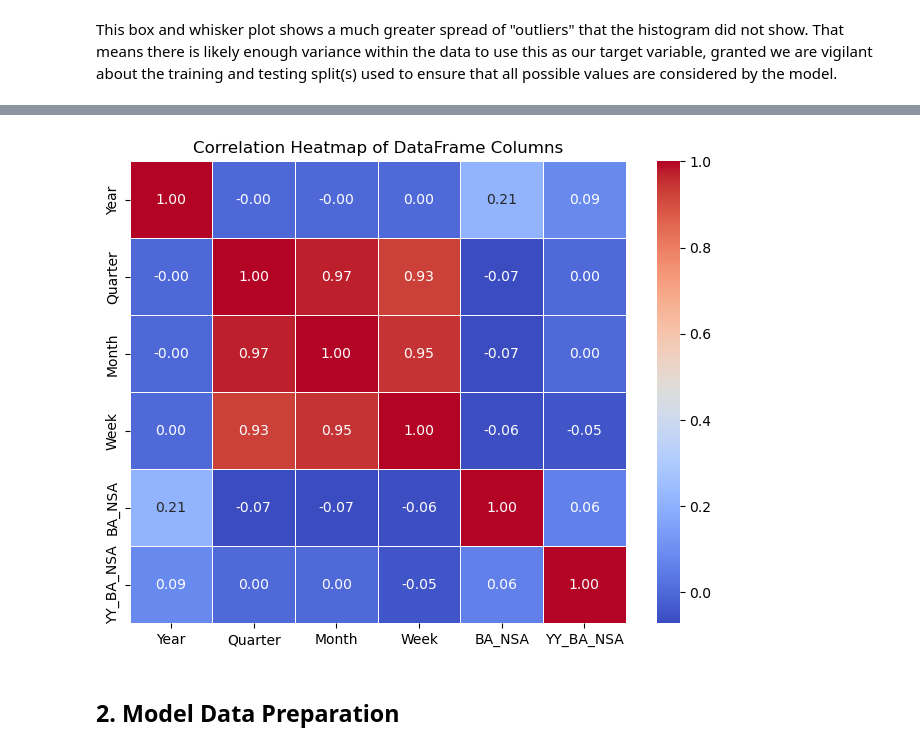
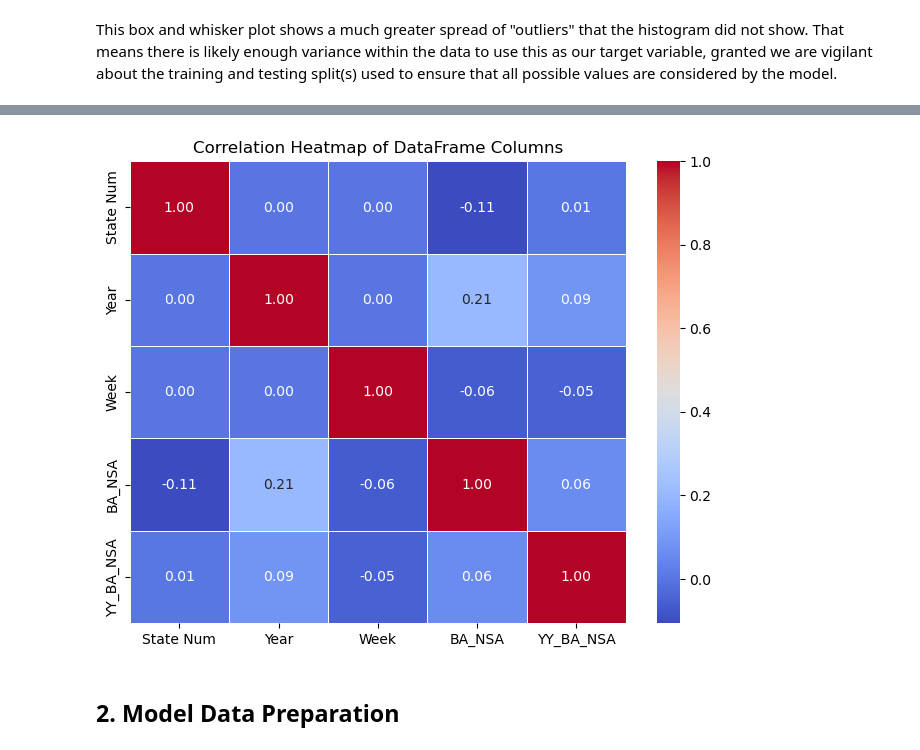
Before and after one commit to JessicaChildress/Udacity-Project, a Jupyter notebook: census_bureau_data.ipynb, the cells around one changed output, grey strips where cells are left out. Saved outputs shown, nothing was run; the diff lists cells and outputs as text; code cells hidden in the pictures.

```diff
--- a/census_bureau_data.ipynb
+++ b/census_bureau_data.ipynb
@@ -188,14 +210,14 @@ plt.show()
 # %%
 # Calculate the correlation matrix
-corr_matrix = full_census_data[['Year', 'Quarter', 'Month', 'Week', 'BA_NSA', 'YY_BA_NSA']].corr()
+corr_matrix = full_census_data[['State Num', 'Year', 'Week', 'BA_NSA', 'YY_BA_NSA']].corr()
 
 # Create the heatmap
 plt.figure(figsize=(8, 6))  # Adjust figure size as needed
 sns.heatmap(corr_matrix, annot=True, cmap='coolwarm', fmt=".2f", linewidths=.5)
 plt.title('Correlation Heatmap of DataFrame Columns')
 plt.show()
 # %% [output]
-[figure, old version]
+[figure, new version]
 # %% [markdown]
 ## 2. Model Data Preparation
 # %% [markdown]
```
Also changed, not shown: parts of 14 cells of this notebook.
